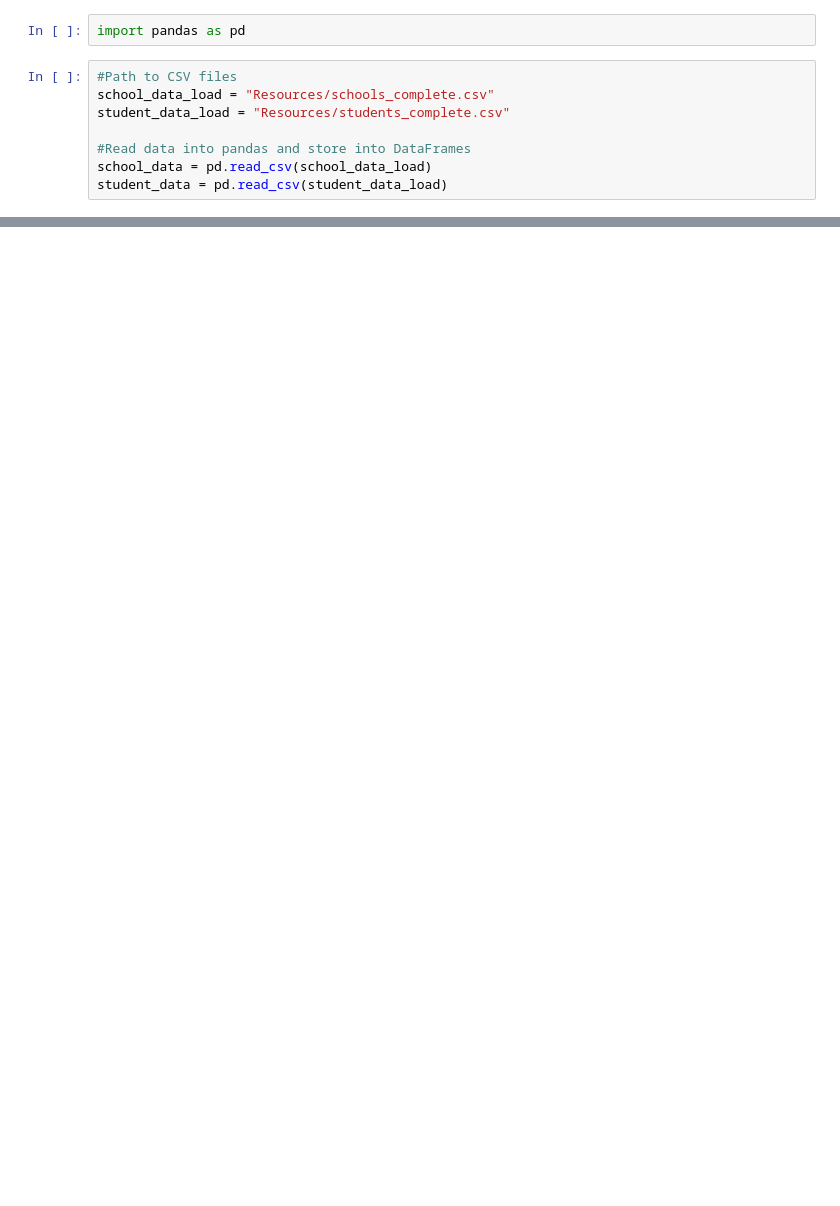
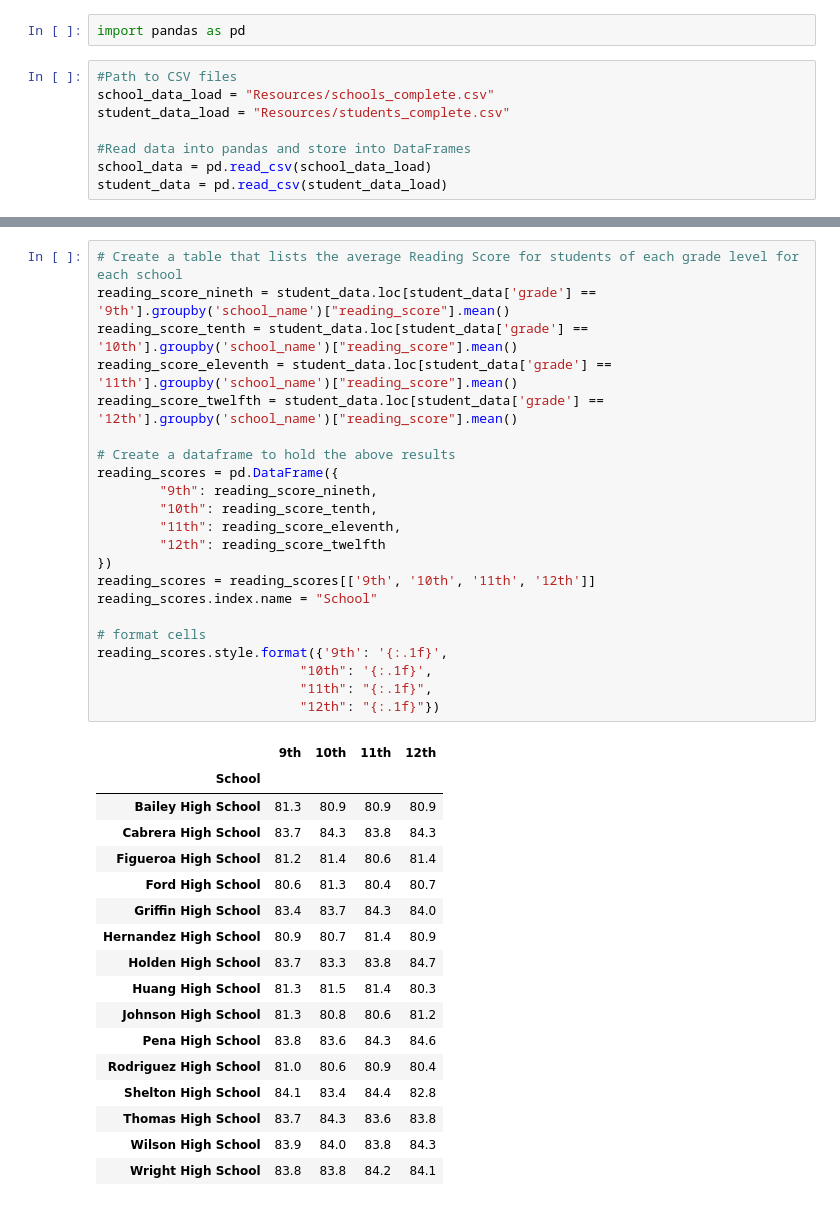
Before and after one commit to anag33/SMU_Data_Science_Projects, a Jupyter notebook: 04-Pandas/Instructions/PyCitySchools/PyCitySchools1.ipynb, the cells around one changed output, grey strips where cells are left out. Saved outputs shown, nothing was run; the diff lists cells and outputs as text; blank space fills up the shorter version.

```diff
--- a/04-Pandas/Instructions/PyCitySchools/PyCitySchools1.ipynb
+++ b/04-Pandas/Instructions/PyCitySchools/PyCitySchools1.ipynb
@@ -98,0 +249,40 @@ Overall_passing_percentage
+# %%
+# Create a table that lists the average Reading Score for students of each grade level for each school
+reading_score_nineth = student_data.loc[student_data['grade'] == '9th'].groupby('school_name')["reading_score"].mean()
+reading_score_tenth = student_data.loc[student_data['grade'] == '10th'].groupby('school_name')["reading_score"].mean()
+reading_score_eleventh = student_data.loc[student_data['grade'] == '11th'].groupby('school_name')["reading_score"].mean()
+reading_score_twelfth = student_data.loc[student_data['grade'] == '12th'].groupby('school_name')["reading_score"].mean()
+
+# Create a dataframe to hold the above results
+reading_scores = pd.DataFrame({
+        "9th": reading_score_nineth,
+        "10th": reading_score_tenth,
+        "11th": reading_score_eleventh,
+        "12th": reading_score_twelfth
+})
+reading_scores = reading_scores[['9th', '10th', '11th', '12th']]
+reading_scores.index.name = "School"
+
+# format cells
+reading_scores.style.format({'9th': '{:.1f}',
+                          "10th": '{:.1f}',
+                          "11th": "{:.1f}",
+                          "12th": "{:.1f}"})
+# %% [output]
+|  | 9th | 10th | 11th | 12th |
+| School |  |  |  |  |
+| Bailey High School | 81.3 | 80.9 | 80.9 | 80.9 |
+| Cabrera High School | 83.7 | 84.3 | 83.8 | 84.3 |
+| Figueroa High School | 81.2 | 81.4 | 80.6 | 81.4 |
+| Ford High School | 80.6 | 81.3 | 80.4 | 80.7 |
+| Griffin High School | 83.4 | 83.7 | 84.3 | 84.0 |
+| Hernandez High School | 80.9 | 80.7 | 81.4 | 80.9 |
+| Holden High School | 83.7 | 83.3 | 83.8 | 84.7 |
+| Huang High School | 81.3 | 81.5 | 81.4 | 80.3 |
+| Johnson High School | 81.3 | 80.8 | 80.6 | 81.2 |
+| Pena High School | 83.8 | 83.6 | 84.3 | 84.6 |
+| Rodriguez High School | 81.0 | 80.6 | 80.9 | 80.4 |
+| Shelton High School | 84.1 | 83.4 | 84.4 | 82.8 |
+| Thomas High School | 83.7 | 84.3 | 83.6 | 83.8 |
+| Wilson High School | 83.9 | 84.0 | 83.8 | 84.3 |
+| Wright High School | 83.8 | 83.8 | 84.2 | 84.1 |
```
Also changed, not shown: parts of 34 cells of this notebook.
